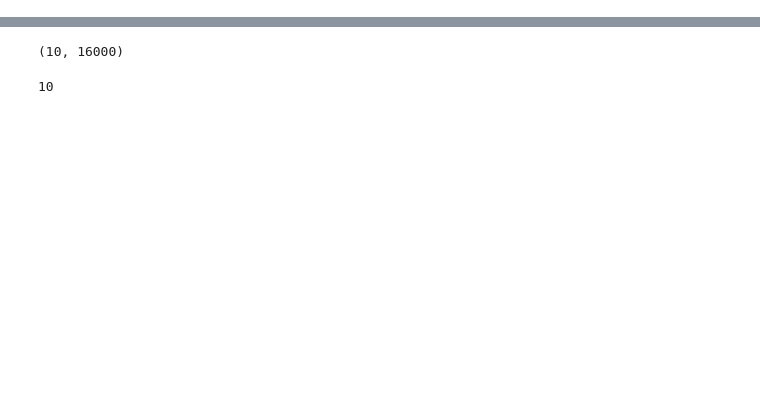
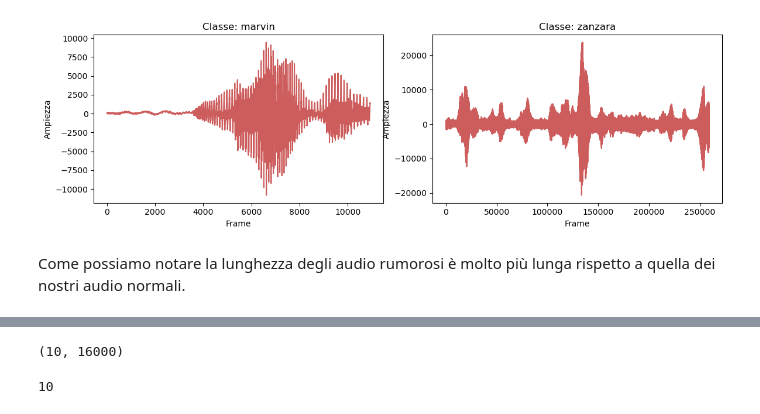
Before and after one commit to HiImGabry/speech-recognition-representation-unica-dl, a Jupyter notebook: DataAug.ipynb, the cells around one changed output, grey strips where cells are left out. Cells and saved outputs as stored; diff of their text form; code cells hidden in the pictures; blank space fills up the shorter version.

```diff
--- a/DataAug.ipynb
+++ b/DataAug.ipynb
@@ -59,0 +49,30 @@ for n, label in noise_ds:
+# %%
+path_audio = '../DL_PROJECT/reduced_dataset/train/audio/marvin/0a9f9af7_nohash_2.wav'
+audio = wave.open(path_audio, "r").readframes(-1)
+audio = np.frombuffer(audio, dtype=np.int16)
+
+path_audio_noise = '../DL_PROJECT/noise_dataset/class_4/sample-4.wav'
+noise = wave.open(path_audio_noise, "r").readframes(-1)
+noise = np.frombuffer(noise, dtype=np.int16)
+
+fig, ax = plt.subplots(1, 2, figsize=(12, 4))  # aumenta la dimensione della figura
+fig.tight_layout(pad=3.0)  # aggiungi padding tra i subplot
+
+#Spettogramma audio normale
+ax[0].set_title('Classe: marvin')
+ax[0].set_ylabel('Ampiezza')
+ax[0].set_xlabel('Frame')
+ax[0].plot(audio, color="indianred")
+
+#Spettogramma noise
+ax[1].set_title('Classe: zanzara')
+ax[1].set_ylabel('Ampiezza')
+ax[1].set_xlabel('Frame')
+ax[1].plot(noise, color="indianred")
+
+
+plt.show()
+# %% [output]
+[figure, added]
+# %% [markdown]
+Come possiamo notare la lunghezza degli audio rumorosi è molto più lunga rispetto a quella dei nostri audio normali.
```
Also changed, not shown: parts of 16 cells of this notebook.
